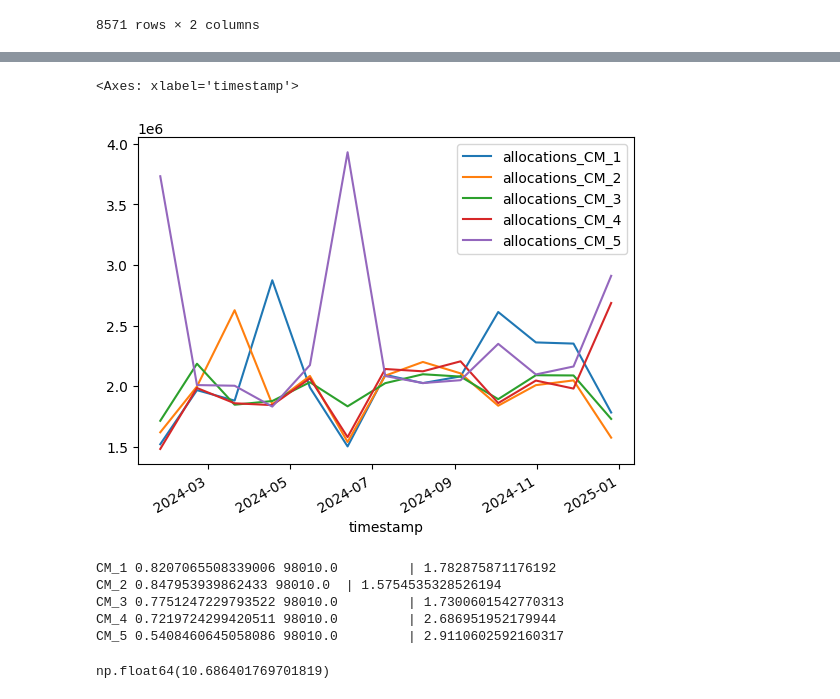
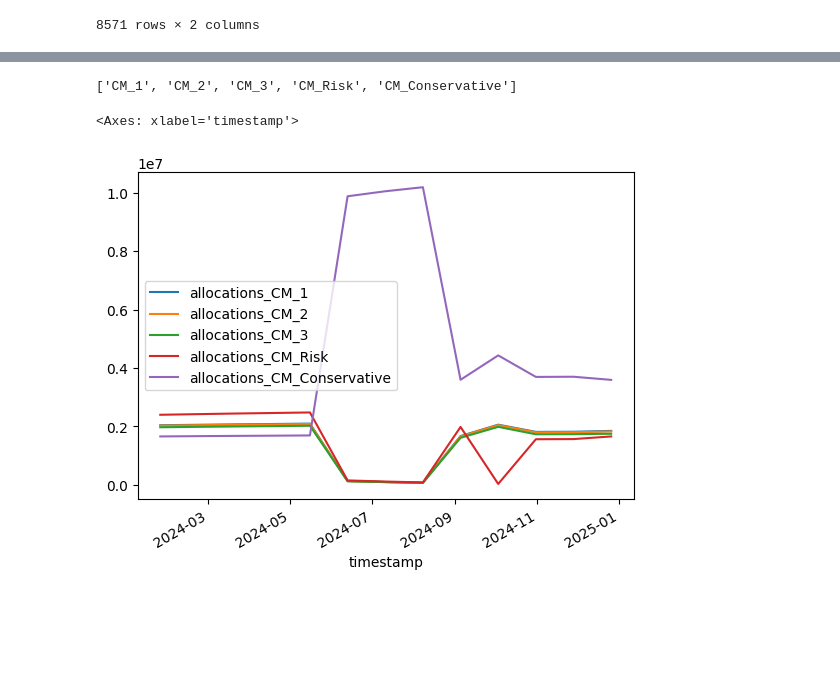
Before and after one commit to bout3fiddy/cap-alloc, a Jupyter notebook: simulation.ipynb, the cells around one changed output, grey strips where cells are left out. Saved outputs shown, nothing was run; the diff lists cells and outputs as text; code cells hidden in the pictures; blank space fills up the shorter version.

```diff
--- a/simulation.ipynb
+++ b/simulation.ipynb
@@ -164,18 +201,11 @@ manager_ids = [f"allocations_CM_{i}" for i in range(1, 6)]
-# %%
-plot_df[manager_ids].plot()
-# %% [output]
-<Axes: xlabel='timestamp'>
-[figure, removed]
-# %%
-total=0
-for mngr in managers:
-    print(mngr.manager_id, mngr.strategy_risk, mngr.bond_amount, '\t|', mngr.allocated_capital/1e6)
-    total+= mngr.allocated_capital
-total/1e6
-# %% [output]
-CM_1 0.8207065508339006 98010.0         | 1.782875871176192
-CM_2 0.847953939862433 98010.0  | 1.5754535328526194
-CM_3 0.7751247229793522 98010.0         | 1.7300601542770313
-CM_4 0.7219724299420511 98010.0         | 2.686951952179944
-CM_5 0.5408460645058086 98010.0         | 2.9110602592160317
-np.float64(10.686401769701819)
+# %%
+manager_ids = [m.manager_id for m in managers]
+manager_ids
+# %% [output]
+['CM_1', 'CM_2', 'CM_3', 'CM_Risk', 'CM_Conservative']
+# %%
+columns = [f'allocations_{m}' for m in manager_ids]
+plot_df[columns].plot()
+# %% [output]
+<Axes: xlabel='timestamp'>
+[figure, added]
```
Also changed, not shown: parts of 14 cells of this notebook, 2 other files.
